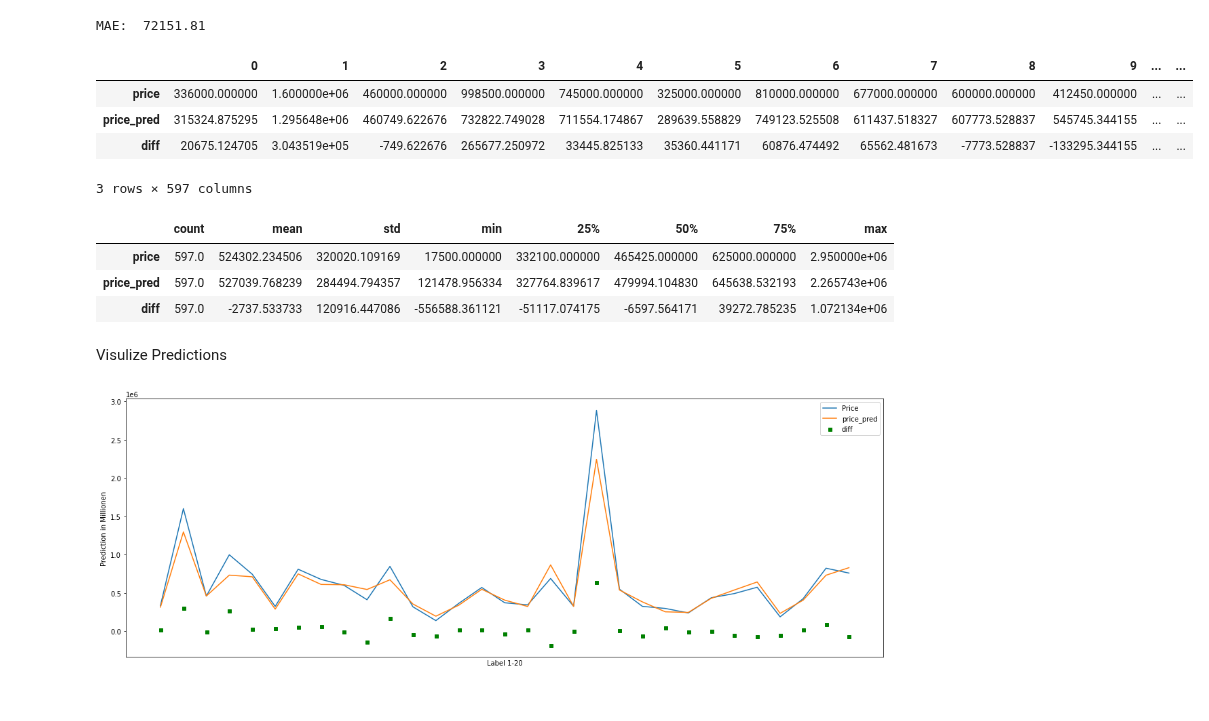
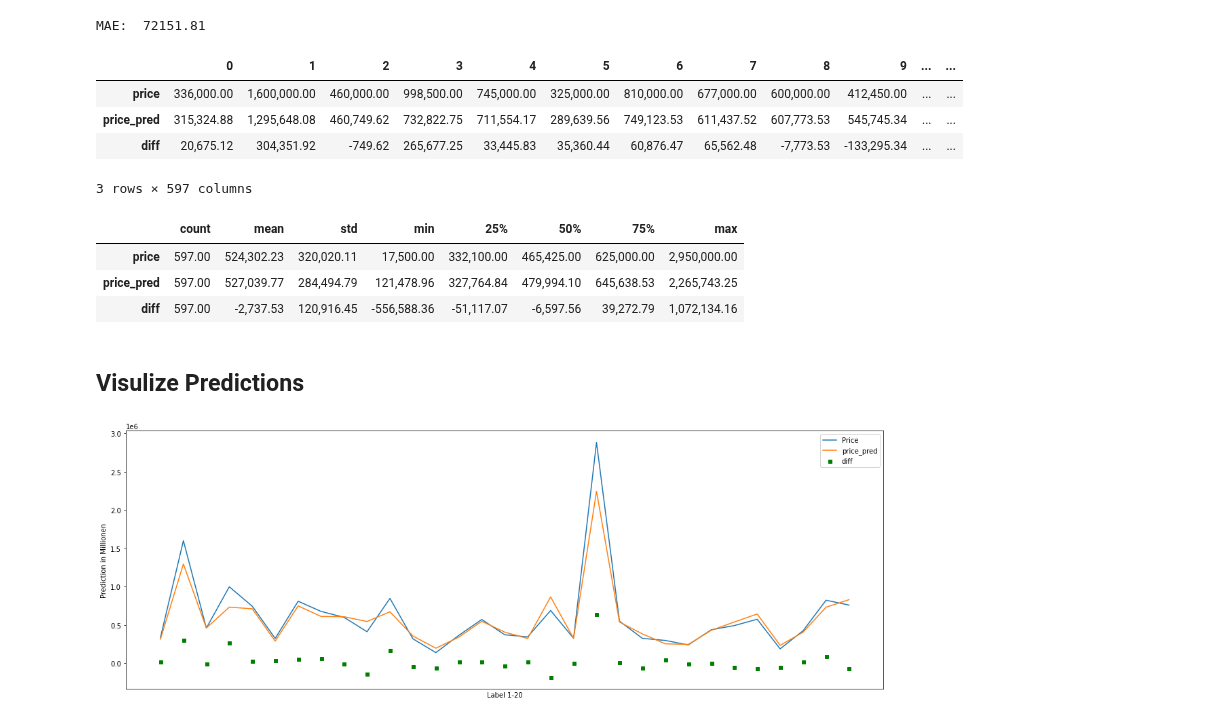
Before and after one commit to robring/advancedDatascience_CaseStudy, a Jupyter notebook: 02_Modeling_testing.ipynb, the cells around one changed output. Saved outputs shown, nothing was run; the diff lists cells and outputs as text; code cells hidden in the pictures.

```diff
--- a/02_Modeling_testing.ipynb
+++ b/02_Modeling_testing.ipynb
@@ -112,23 +112,23 @@ MAE:  72151.81
 # %%
 #Evaluate
 df_test_data["price_pred"]  = predictions
 df_test_data["diff"] = df_test_data["price"]  - df_test_data["price_pred"]
-df_test_data.loc[:, ["price", "price_pred", "diff"]].T
+df_test_data.loc[:, ["price", "price_pred", "diff"]].T.applymap('{:,.2f}'.format)
 # %% [output]
 |  | 0 | 1 | 2 | 3 | 4 | 5 | 6 | 7 | 8 | 9 | ... | ... |
-| price | 336000.000000 | 1.600000e+06 | 460000.000000 | 998500.000000 | 745000.000000 | 325000.000000 | 810000.000000 | 677000.000000 | 600000.000000 | 412450.000000 | ... | ... |
-| price_pred | 315324.875295 | 1.295648e+06 | 460749.622676 | 732822.749028 | 711554.174867 | 289639.558829 | 749123.525508 | 611437.518327 | 607773.528837 | 545745.344155 | ... | ... |
-| diff | 20675.124705 | 3.043519e+05 | -749.622676 | 265677.250972 | 33445.825133 | 35360.441171 | 60876.474492 | 65562.481673 | -7773.528837 | -133295.344155 | ... | ... |
+| price | 336,000.00 | 1,600,000.00 | 460,000.00 | 998,500.00 | 745,000.00 | 325,000.00 | 810,000.00 | 677,000.00 | 600,000.00 | 412,450.00 | ... | ... |
+| price_pred | 315,324.88 | 1,295,648.08 | 460,749.62 | 732,822.75 | 711,554.17 | 289,639.56 | 749,123.53 | 611,437.52 | 607,773.53 | 545,745.34 | ... | ... |
+| diff | 20,675.12 | 304,351.92 | -749.62 | 265,677.25 | 33,445.83 | 35,360.44 | 60,876.47 | 65,562.48 | -7,773.53 | -133,295.34 | ... | ... |
 3 rows × 597 columns
 # %%
-df_test_data.loc[:, ["price", "price_pred", "diff"]].describe().T
+df_test_data.loc[:, ["price", "price_pred", "diff"]].describe().T.applymap('{:,.2f}'.format)
 # %% [output]
 |  | count | mean | std | min | 25% | 50% | 75% | max |
-| price | 597.0 | 524302.234506 | 320020.109169 | 17500.000000 | 332100.000000 | 465425.000000 | 625000.000000 | 2.950000e+06 |
-| price_pred | 597.0 | 527039.768239 | 284494.794357 | 121478.956334 | 327764.839617 | 479994.104830 | 645638.532193 | 2.265743e+06 |
-| diff | 597.0 | -2737.533733 | 120916.447086 | -556588.361121 | -51117.074175 | -6597.564171 | 39272.785235 | 1.072134e+06 |
+| price | 597.00 | 524,302.23 | 320,020.11 | 17,500.00 | 332,100.00 | 465,425.00 | 625,000.00 | 2,950,000.00 |
+| price_pred | 597.00 | 527,039.77 | 284,494.79 | 121,478.96 | 327,764.84 | 479,994.10 | 645,638.53 | 2,265,743.25 |
+| diff | 597.00 | -2,737.53 | 120,916.45 | -556,588.36 | -51,117.07 | -6,597.56 | 39,272.79 | 1,072,134.16 |
-# %% [markdown]
-Visulize Predictions
+# %% [markdown]
+## Visulize Predictions
 # %%
 plt.figure(figsize=(20,7))
 #Prediction der Modelle für die ersten 20 Zeilen
```
Also changed, not shown: 3 other files.
